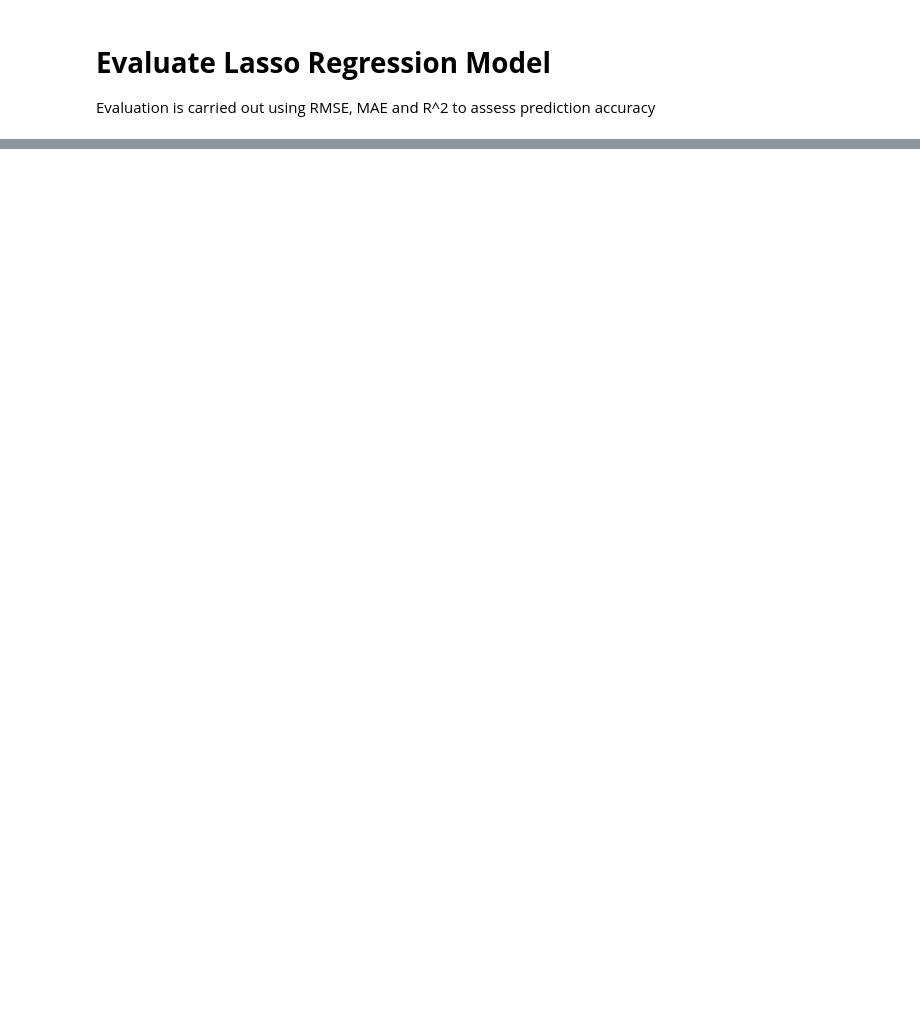
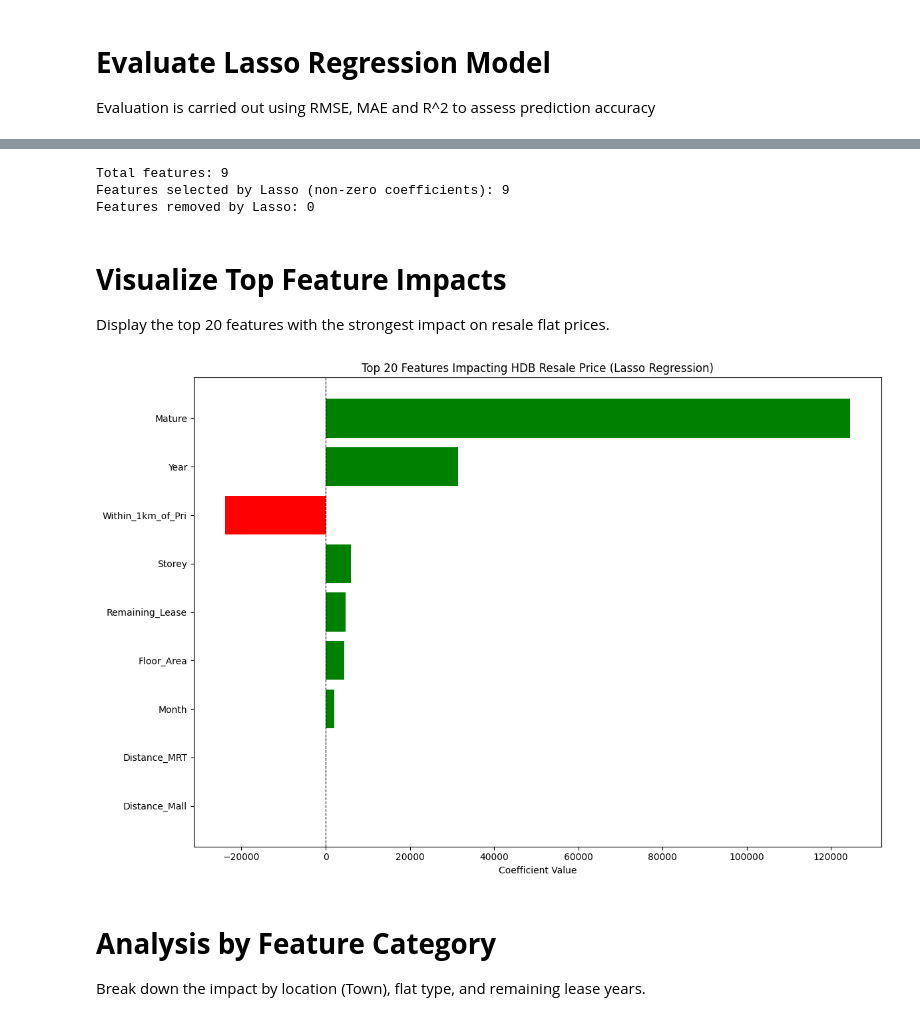
Before and after one commit to dillonchong01/CS3244-Group-25, a Jupyter notebook: model_training/Ridge+Lasso_Regression.ipynb, the cells around one changed output, grey strips where cells are left out. Drawn from its saved outputs; the diff is of its cells as text; code cells hidden in the pictures; blank space fills up the shorter version.

Commit message:
Improve evaluation (#9)
* add feature impact analysis using lasso coefficients

* add outputs

* update values in evaluations.md

* update evaluation

```diff
--- a/model_training/Ridge+Lasso_Regression.ipynb
+++ b/model_training/Ridge+Lasso_Regression.ipynb
@@ -167,0 +173,45 @@ Lasso Regression R^2: 0.7950795696394448
+# %%
+# Extract coefficients and feature names from Lasso model
+lasso_model = lasso_best_model.named_steps['model']
+coefficients = lasso_model.coef_
+feature_names = X_train.columns
+
+# Create a DataFrame of features and their coefficients
+coef_df = pd.DataFrame({
+    'Feature': feature_names,
+    'Coefficient': coefficients,
+    'Abs_Coefficient': np.abs(coefficients)
+}).sort_values('Abs_Coefficient', ascending=False)
+
+# Filter out features with zero coefficients (removed by Lasso)
+non_zero_coef = coef_df[coef_df['Coefficient'] != 0]
+
+print(f"Total features: {len(coef_df)}")
+print(f"Features selected by Lasso (non-zero coefficients): {len(non_zero_coef)}")
+print(f"Features removed by Lasso: {len(coef_df) - len(non_zero_coef)}")
+# %% [output]
+Total features: 9
+Features selected by Lasso (non-zero coefficients): 9
+Features removed by Lasso: 0
+# %% [markdown]
+# **Visualize Top Feature Impacts**
+Display the top 20 features with the strongest impact on resale flat prices.
+# %%
+# Plot top 20 features by absolute coefficient value
+top_features = non_zero_coef.head(20)
+
+plt.figure(figsize=(12, 8))
+colors = ['green' if x > 0 else 'red' for x in top_features['Coefficient']]
+plt.barh(range(len(top_features)), top_features['Coefficient'], color=colors)
+plt.yticks(range(len(top_features)), top_features['Feature'])
+plt.xlabel('Coefficient Value')
+plt.title('Top 20 Features Impacting HDB Resale Price (Lasso Regression)')
+plt.axvline(x=0, color='black', linestyle='--', linewidth=0.8)
+plt.gca().invert_yaxis()
+plt.tight_layout()
+plt.show()
+# %% [output]
+[figure, added]
+# %% [markdown]
+# **Analysis by Feature Category**
+Break down the impact by location (Town), flat type, and remaining lease years.
```
Also changed, not shown: parts of 7 cells of this notebook, 1 other file.
